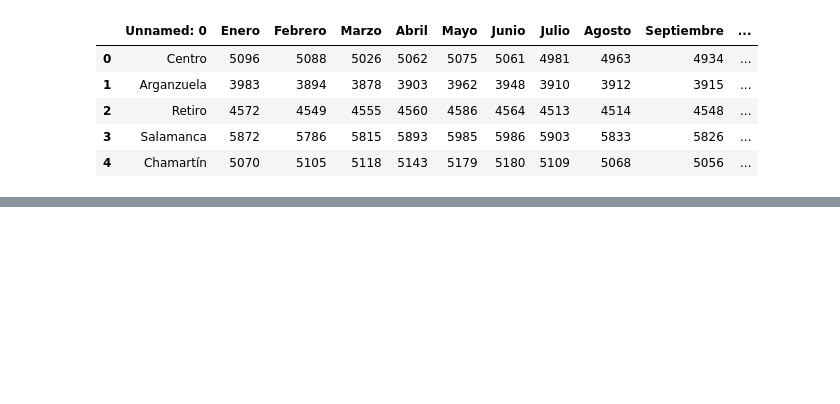
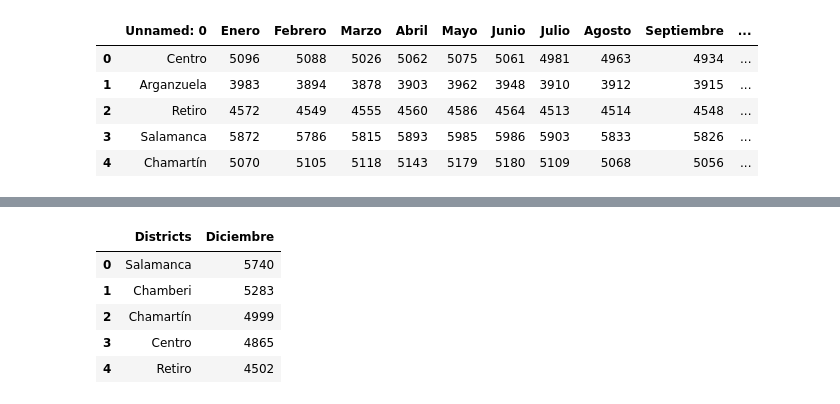
Before and after one commit to Warckor/Coursera_Capstone, a Jupyter notebook: Final_Assignment/House_Sales_Analytics_EN.ipynb, the cells around one changed output, grey strips where cells are left out. Saved outputs shown, nothing was run; the diff lists cells and outputs as text; code cells hidden in the pictures; blank space fills up the shorter version.

```diff
--- a/Final_Assignment/House_Sales_Analytics_EN.ipynb
+++ b/Final_Assignment/House_Sales_Analytics_EN.ipynb
@@ -80,0 +90,11 @@ En la mayoría de distritos no vemos una desviación importante o llamativa en e
+# %%
+df_last = df_rent[["Districts", "Diciembre"]].copy()
+df_last.sort_values("Diciembre", ascending=False, inplace=True, ignore_index=True)
+df_last.head()
+# %% [output]
+|  | Districts | Diciembre |
+| 0 | Salamanca | 5740 |
+| 1 | Chamberi | 5283 |
+| 2 | Chamartín | 4999 |
+| 3 | Centro | 4865 |
+| 4 | Retiro | 4502 |
```
Also changed, not shown: parts of 10 cells of this notebook.
